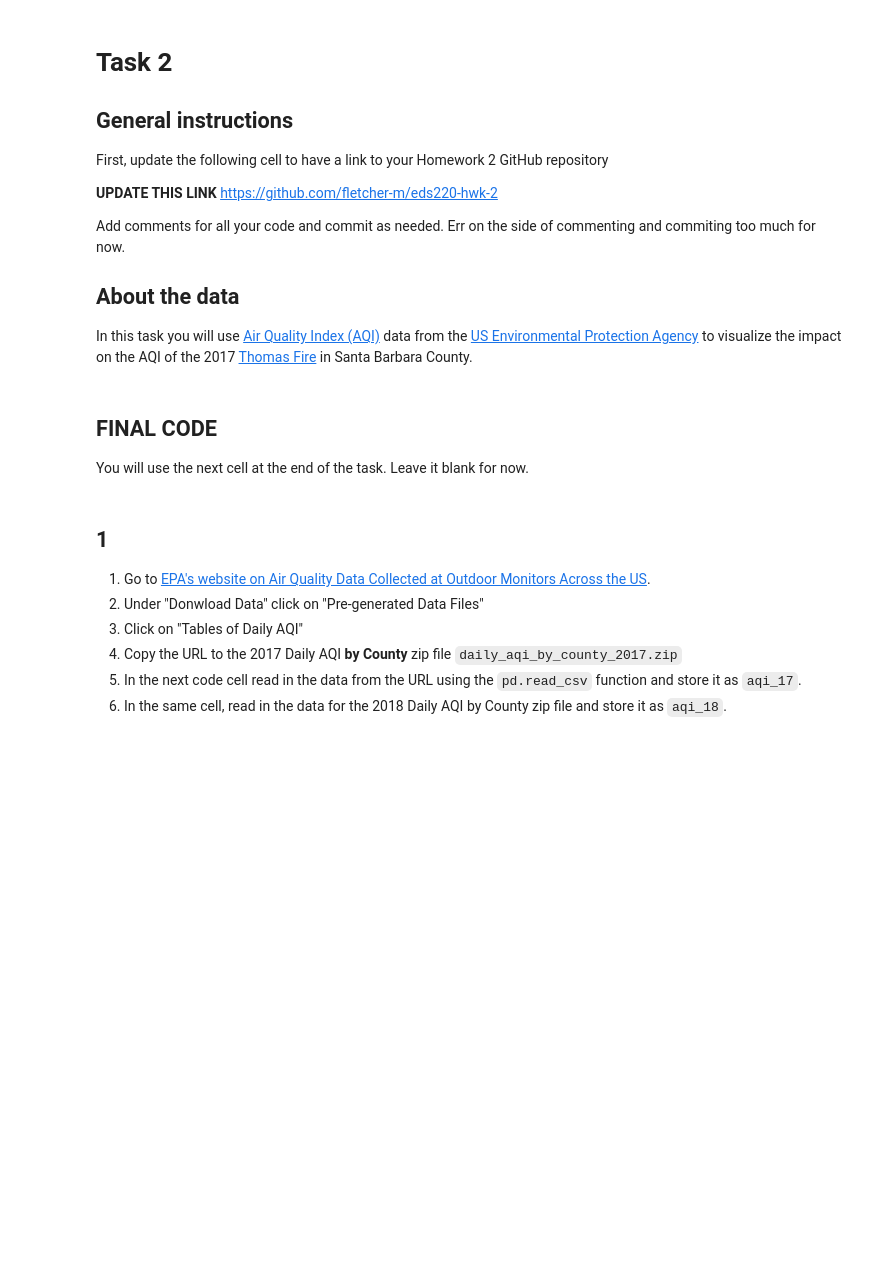
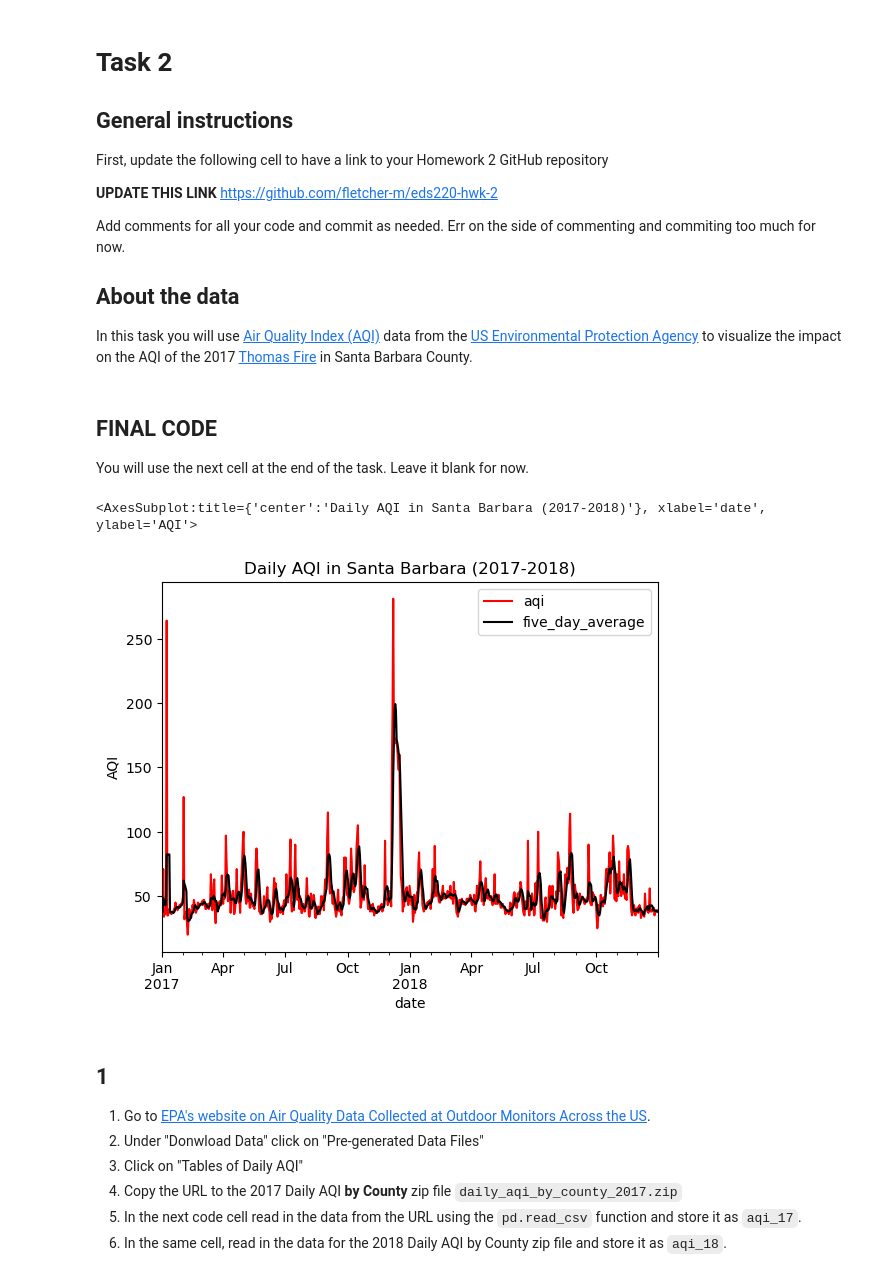
Before and after one commit to fletcher-m/eds220-hwk-2, a Jupyter notebook: hwk2-task2-aqi.ipynb, the cells around one changed output. Cells and saved outputs as stored; diff of their text form; code cells hidden in the pictures; blank space fills up the shorter version.

```diff
--- a/hwk2-task2-aqi.ipynb
+++ b/hwk2-task2-aqi.ipynb
@@ -23,3 +21,76 @@ You will use the next cell at the end of the task. Leave it blank for now.
+# %%
+# Import pandas with standard abbr.
+import pandas as pd
+
+# Read in data for aqi_2017
+aqi_17 = pd.read_csv("https://aqs.epa.gov/aqsweb/airdata/daily_aqi_by_county_2017.zip")
+# Read in data for aqi_2018
+aqi_18 = pd.read_csv("https://aqs.epa.gov/aqsweb/airdata/daily_aqi_by_county_2018.zip")
+
+# Look at first 5 lines of aqi_17 data frame
+aqi_17.head()
+
+# Look at first 5 lines of aqi_18 data frame
+aqi_18.head()
+
+# Look at the number of rows and columns in both data frames
+aqi_17.shape
+aqi_18.shape
+
+# Look at the types of data in each column of the data frames
+aqi_17.dtypes
+aqi_18.dtypes
+
+# combine both data frames
+aqi = pd.concat([aqi_17, aqi_18])
+# view combined data frame
+aqi
+
+# initial column names: notice caps and spaces (difficult to work with!)
+
+# re-assign the column names - .str.lower() makes them lower case
+aqi.columns = aqi.columns.str.lower()
+
+#  re-assign the column names again - .str.replace(' ','_') replaces the space for _
+aqi.columns = aqi.columns.str.replace(' ','_')
+
+# filter to only have data about Santa Barbara county
+aqi_sb = aqi[aqi['county_name']=="Santa Barbara"]
+
+# drop the the first 4 columns from aqi_sb
+aqi_sb = aqi_sb.drop(['state_name', 'county_name', 'state_code', 'county_code'], axis=1)
+
+# List data types for each column
+aqi_sb.dtypes
+
+# update the 'date' column to a datetime object and override the 'date' column with the output
+aqi_sb.date = pd.to_datetime(aqi_sb.date)
+
+# set date column as index
+aqi_sb = aqi_sb.set_index('date')
+
+# check to make sure the index is the 'date' column --> The data type of the index is 'datetime64'
+aqi_sb.index
+
+# Calculate rolling mean (5 day window)
+aqi_sb.aqi.rolling('5D').mean()
+
+# add new column 'five_day_average' to aqi_sb data frame
+aqi_sb['five_day_average'] = aqi_sb.aqi.rolling('5D').mean()
+
+
+
+# assign line colors for 'aqi' and 'five_day_average'
+colors = {'aqi': 'red',
+         'five_day_average': 'black'}
+
+# make a line plot for 'aqi' and 'five_day_average' over time
+aqi_sb[['aqi', 'five_day_average']].plot(title="Daily AQI in Santa Barbara (2017-2018)",
+                                       color=colors,
+                                        ylabel='AQI')
+# %% [output]
+<AxesSubplot:title={'center':'Daily AQI in Santa Barbara (2017-2018)'}, xlabel='date', ylabel='AQI'>
+[figure, added]
 # %% [markdown]
 ## 1
 
```
Also changed, not shown: parts of 11 cells of this notebook.
